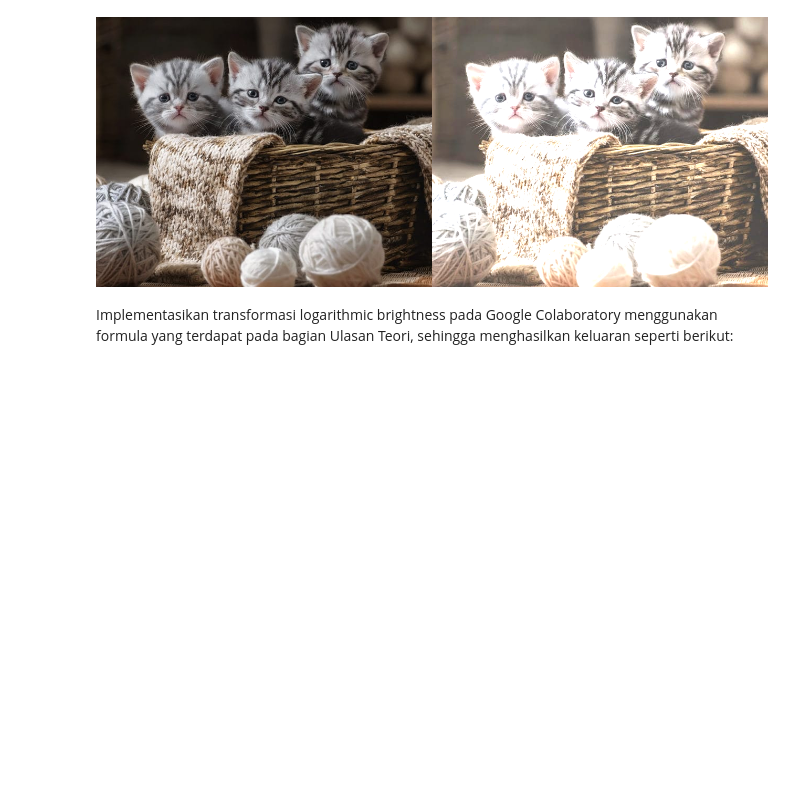
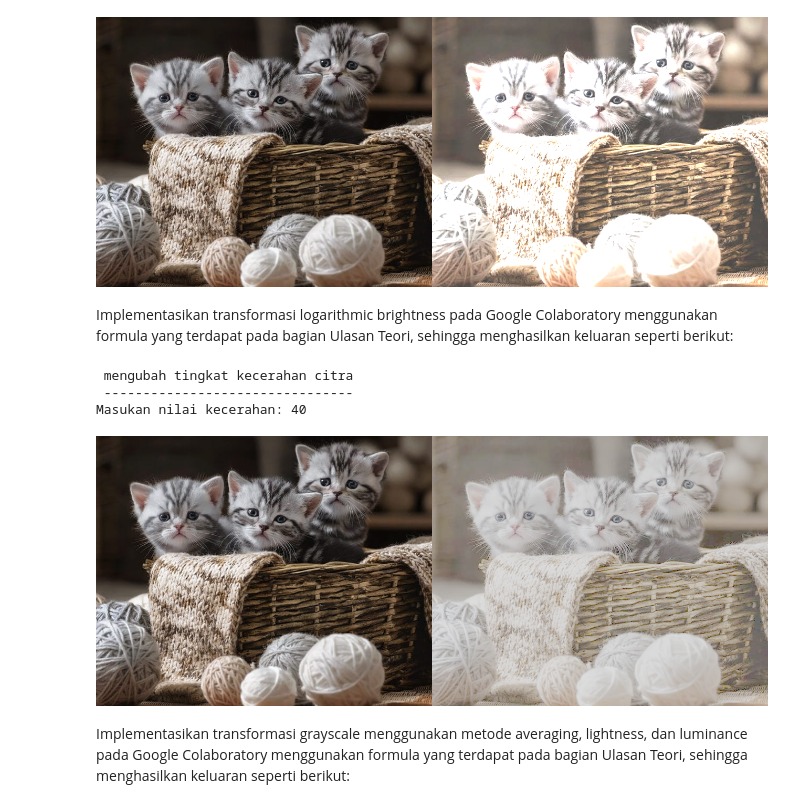
Before and after one commit to darinzahira/PCVK_Genap_2021, a Jupyter notebook: Week3.ipynb, the cells around one changed output. Drawn from its saved outputs; the diff is of its cells as text; code cells hidden in the pictures; blank space fills up the shorter version.

```diff
--- a/Week3.ipynb
+++ b/Week3.ipynb
@@ -85,27 +85,38 @@ menghasilkan keluaran seperti berikut:
 # %%
 import cv2 as cv
 import numpy as np
+import math
+import matplotlib.pyplot as plt
 from google.colab.patches import cv2_imshow
 print(' mengubah tingkat kecerahan citra ')
 print(' -------------------------------- ')
 
 try:
   brightness = int(input('Masukan nilai kecerahan: '))
 except ValueError:
   print('Error, bukan angka')
 
 original = cv.imread('/content/drive/MyDrive/Images/kitten.jpg')
 brightness_image = np.zeros(original.shape, original.dtype)
 
 #akses per piksel
 
 for y in range(original.shape[0]):
     for x in range(original.shape[1]):
         for c in range(original.shape[2]):
-            brightness_image[y,x,c] = np.clip(contrast*original[y,x,c] + brightness, 0, 255)
+            brightness_image[y,x,c] = np.clip(brightness*(np.log(1.0+original[y,x,c])), 0, 255)
 
 #cara simple tanpa loop
 #brightness_image = cv.convertScaleAbs(original, beta-brightness)
 
 final_frame = cv.hconcat((original, brightness_image))
 cv2_imshow(final_frame)
+# %% [output]
+ mengubah tingkat kecerahan citra
+ --------------------------------
+Masukan nilai kecerahan: 40
+[figure, added]
+# %% [markdown]
+Implementasikan transformasi grayscale menggunakan metode averaging, lightness,
+dan luminance pada Google Colaboratory menggunakan formula yang terdapat pada
+bagian Ulasan Teori, sehingga menghasilkan keluaran seperti berikut:
```
Also changed, not shown: parts of 2 cells of this notebook.
